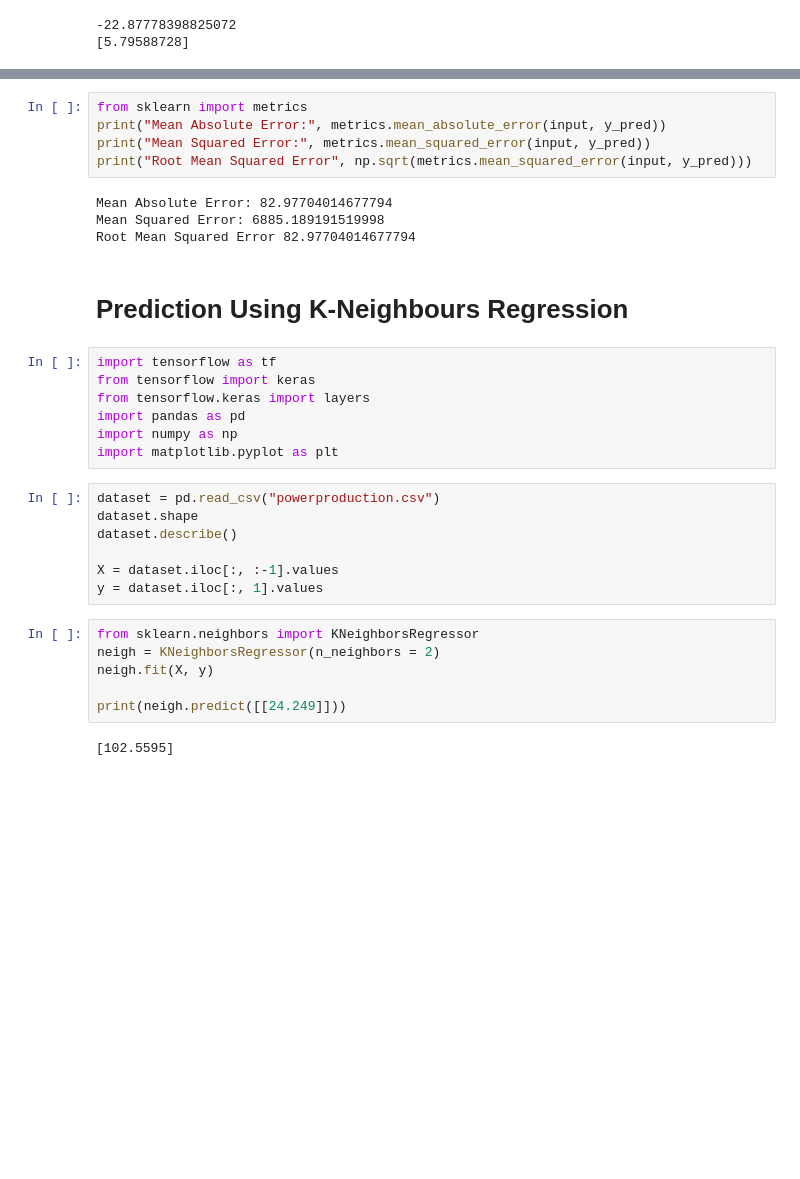
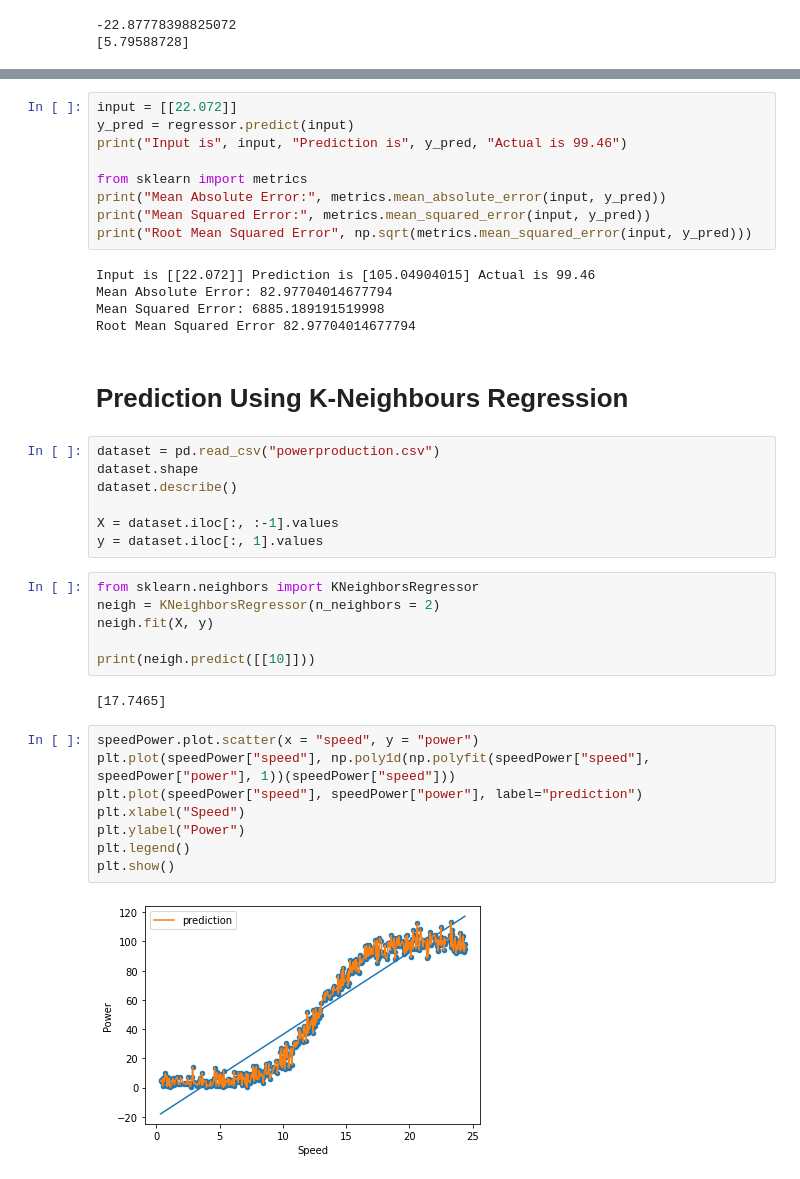
Before and after one commit to WilliamVida/EmergingTechnologiesProject, a Jupyter notebook: Project.ipynb, the cells around one changed output, grey strips where cells are left out. Drawn from its saved outputs; the diff is of its cells as text; blank space fills up the shorter version.

```diff
--- a/Project.ipynb
+++ b/Project.ipynb
@@ -159,21 +217,19 @@ Input is [[22.072]] Prediction is [105.04904015] Actual is 99.46
 # %%
+input = [[22.072]]
+y_pred = regressor.predict(input)
+print("Input is", input, "Prediction is", y_pred, "Actual is 99.46")
+
 from sklearn import metrics
 print("Mean Absolute Error:", metrics.mean_absolute_error(input, y_pred))
 print("Mean Squared Error:", metrics.mean_squared_error(input, y_pred))
 print("Root Mean Squared Error", np.sqrt(metrics.mean_squared_error(input, y_pred)))
 # %% [output]
+Input is [[22.072]] Prediction is [105.04904015] Actual is 99.46
 Mean Absolute Error: 82.97704014677794
 Mean Squared Error: 6885.189191519998
 Root Mean Squared Error 82.97704014677794
 # %% [markdown]
 # Prediction Using K-Neighbours Regression
-# %%
-import tensorflow as tf
-from tensorflow import keras
-from tensorflow.keras import layers
-import pandas as pd
-import numpy as np
-import matplotlib.pyplot as plt
 # %%
 dataset = pd.read_csv("powerproduction.csv")
 dataset.shape
@@ -186,6 +242,16 @@ from sklearn.neighbors import KNeighborsRegressor
 neigh = KNeighborsRegressor(n_neighbors = 2)
 neigh.fit(X, y)
 
-print(neigh.predict([[24.249]]))
+print(neigh.predict([[10]]))
 # %% [output]
-[102.5595]
+[17.7465]
+# %%
+speedPower.plot.scatter(x = "speed", y = "power")
+plt.plot(speedPower["speed"], np.poly1d(np.polyfit(speedPower["speed"], speedPower["power"], 1))(speedPower["speed"]))
+plt.plot(speedPower["speed"], speedPower["power"], label="prediction")
+plt.xlabel("Speed")
+plt.ylabel("Power")
+plt.legend()
+plt.show()
+# %% [output]
+[figure, added]
```
Also changed, not shown: parts of 17 cells of this notebook, 5 other files.
